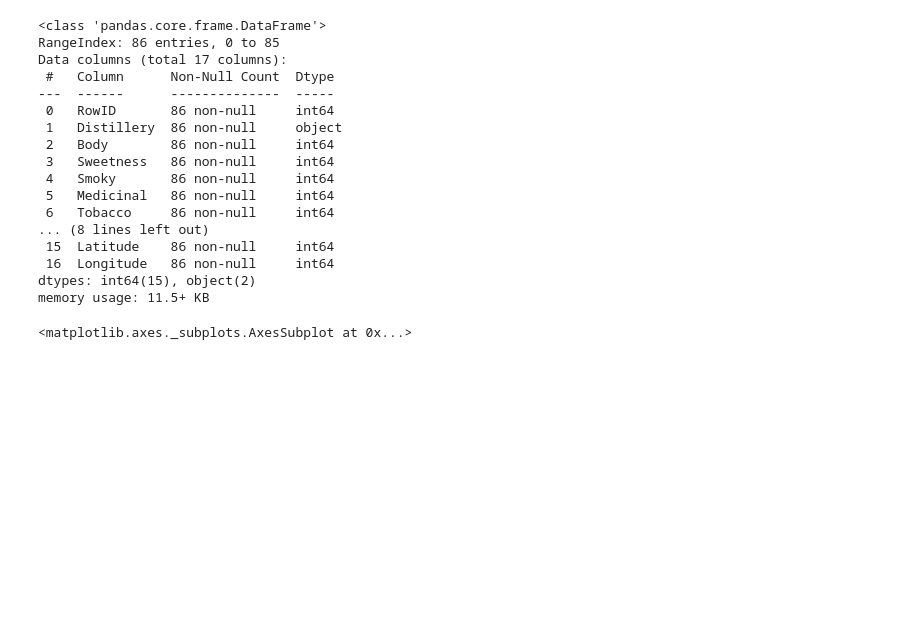
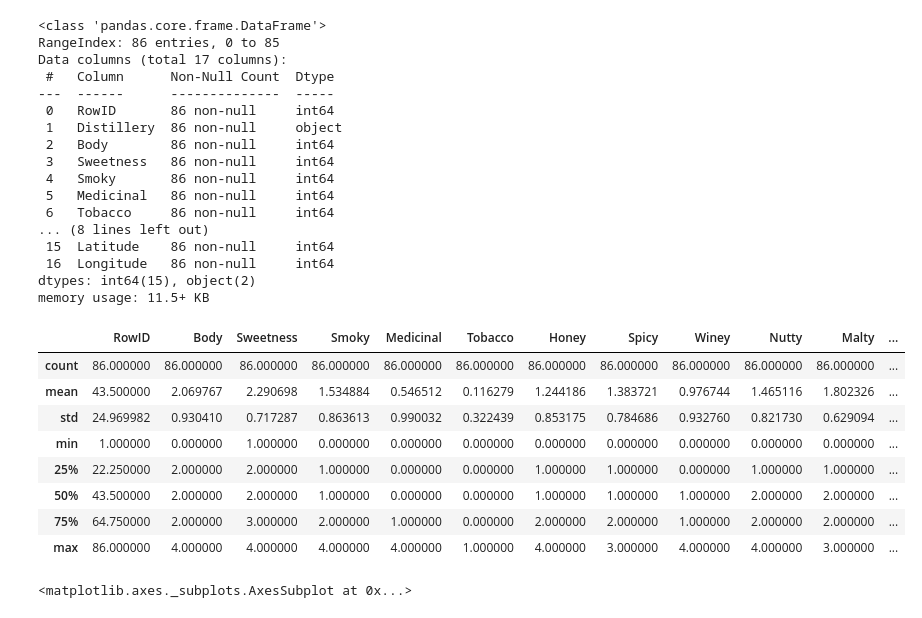
Before and after one commit to PhathuAuti/k-means_clustering, a Jupyter notebook: Whisky Tasting Data.ipynb, the cells around one changed output. Cells and saved outputs as stored; diff of their text form; code cells hidden in the pictures; blank space fills up the shorter version.

```diff
--- a/Whisky Tasting Data.ipynb
+++ b/Whisky Tasting Data.ipynb
@@ -35,4 +36,23 @@ Data columns (total 17 columns):
  16  Longitude   86 non-null     int64
 dtypes: int64(15), object(2)
 memory usage: 11.5+ KB
+# %%
+# Replace the '?'s with NaN
+whisky = whisky.replace('?', np.NaN)
+
+
+# Impute the missing values with mode imputation
+whisky.fillna(whisky.mode(), inplace = True)
+
+whisky.describe()
+# %% [output]
+|  | RowID | Body | Sweetness | Smoky | Medicinal | Tobacco | Honey | Spicy | Winey | Nutty | Malty | ... |
+| count | 86.000000 | 86.000000 | 86.000000 | 86.000000 | 86.000000 | 86.000000 | 86.000000 | 86.000000 | 86.000000 | 86.000000 | 86.000000 | ... |
+| mean | 43.500000 | 2.069767 | 2.290698 | 1.534884 | 0.546512 | 0.116279 | 1.244186 | 1.383721 | 0.976744 | 1.465116 | 1.802326 | ... |
+| std | 24.969982 | 0.930410 | 0.717287 | 0.863613 | 0.990032 | 0.322439 | 0.853175 | 0.784686 | 0.932760 | 0.821730 | 0.629094 | ... |
+| min | 1.000000 | 0.000000 | 1.000000 | 0.000000 | 0.000000 | 0.000000 | 0.000000 | 0.000000 | 0.000000 | 0.000000 | 0.000000 | ... |
+| 25% | 22.250000 | 2.000000 | 2.000000 | 1.000000 | 0.000000 | 0.000000 | 1.000000 | 1.000000 | 0.000000 | 1.000000 | 1.000000 | ... |
+| 50% | 43.500000 | 2.000000 | 2.000000 | 1.000000 | 0.000000 | 0.000000 | 1.000000 | 1.000000 | 1.000000 | 2.000000 | 2.000000 | ... |
+| 75% | 64.750000 | 2.000000 | 3.000000 | 2.000000 | 1.000000 | 0.000000 | 2.000000 | 2.000000 | 1.000000 | 2.000000 | 2.000000 | ... |
+| max | 86.000000 | 4.000000 | 4.000000 | 4.000000 | 4.000000 | 1.000000 | 4.000000 | 3.000000 | 4.000000 | 4.000000 | 3.000000 | ... |
 # %%
```
Also changed, not shown: parts of 7 cells of this notebook.
